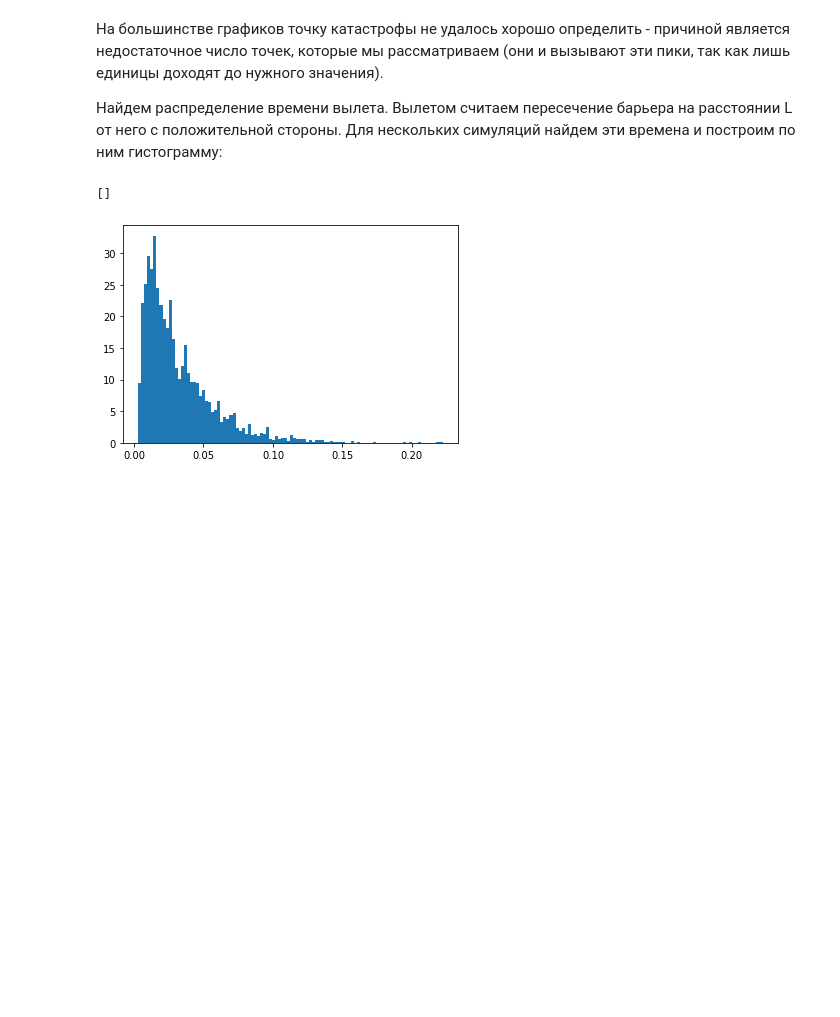
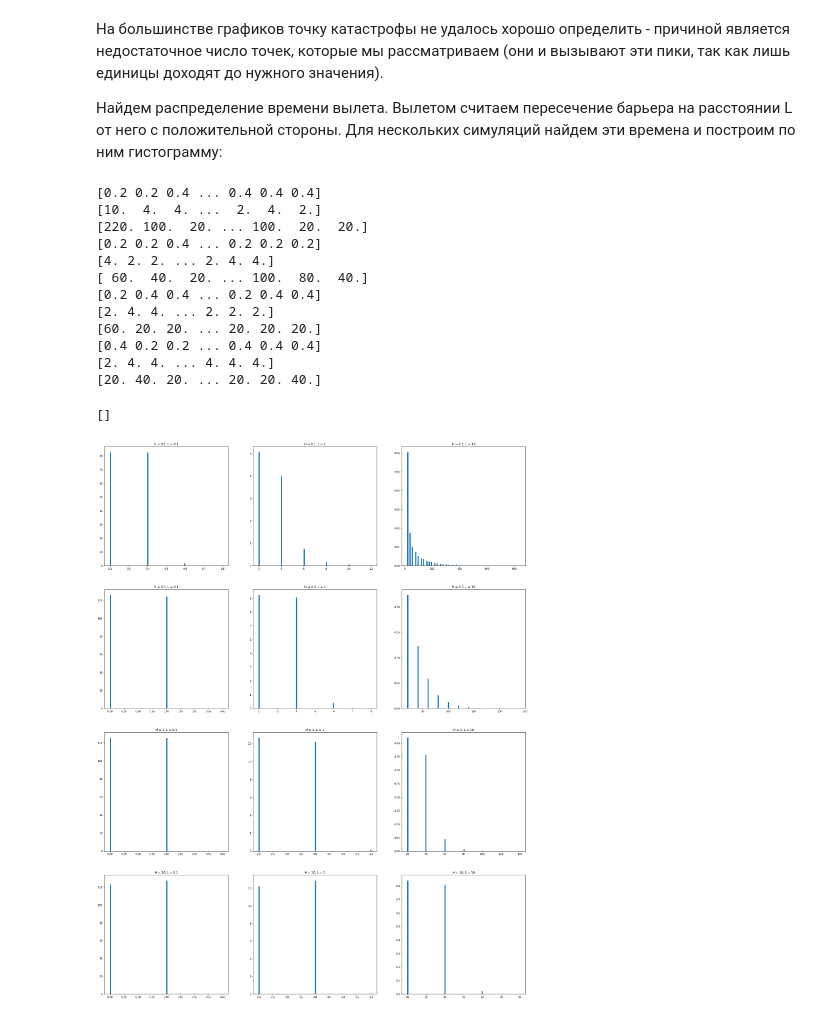
Before and after one commit to nazar-si/bmotion, a Jupyter notebook: main.ipynb, the cells around one changed output. Cells and saved outputs as stored; diff of their text form; code cells hidden in the pictures; blank space fills up the shorter version.

```diff
--- a/main.ipynb
+++ b/main.ipynb
@@ -168,15 +168,51 @@ L =   10 , H =   10 , t = 4.805
 
 
 Найдем распределение времени вылета. Вылетом считаем пересечение барьера на расстоянии L от него с положительной стороны. Для нескольких симуляций найдем эти времена и построим по ним гистограмму:
-# %%
-t = np.linspace(0, 4, int(2/5e-4))
-ts = []
-for i in range(5000):
-    ts.append(t[simulate(L[0], 0.5, 2, dt=1e-3, limit=2 * L[0]).shape[0]])
-ts = np.array(ts)
-
-plt.hist(ts, 100, density=True)
-plt.plot()
-# %% [output]
-[]
-[figure, removed]
+# %%
+def simulate_new(l, h, limit, dt ):
+    x = 0
+    t = 0
+    eps = np.sqrt(2 * dt)
+    while True:
+        t += dt
+        x += eps * np.random.normal() + F(x, l, h) * dt
+        if x > limit:
+            return t
+
+# интервалы времени
+dts = [
+        [2e-5, 1e-3, 1e-1],
+        [1e-5, 1e-4, 5e-2],
+        [5e-6, 1e-4, 1e-2],
+        [2e-6, 3e-5, 5e-3]
+       ]
+
+fig, ax = plt.subplots(4, 3, figsize=(30, 40))
+
+for ii, h  in enumerate(H):
+    for jj, l in enumerate(L):
+        ts = np.array([])
+        for i in range(5000):
+            ts = np.append(ts, simulate_new(l, h, l * 2, dts[ii][jj] ))
+        ts = np.array(ts)
+        print(ts)
+
+        ax[ii][jj].hist(ts, 100, density=True)
+        ax[ii][jj].set_title(f"H = {h}, L = {l}")
+
+plt.plot()
+# %% [output]
+[0.2 0.2 0.4 ... 0.4 0.4 0.4]
+[10.  4.  4. ...  2.  4.  2.]
+[220. 100.  20. ... 100.  20.  20.]
+[0.2 0.2 0.4 ... 0.2 0.2 0.2]
+[4. 2. 2. ... 2. 4. 4.]
+[ 60.  40.  20. ... 100.  80.  40.]
+[0.2 0.4 0.4 ... 0.2 0.4 0.4]
+[2. 4. 4. ... 2. 2. 2.]
+[60. 20. 20. ... 20. 20. 20.]
+[0.4 0.2 0.2 ... 0.4 0.4 0.4]
+[2. 4. 4. ... 4. 4. 4.]
+[20. 40. 20. ... 20. 20. 40.]
+[]
+[figure, added]
```
